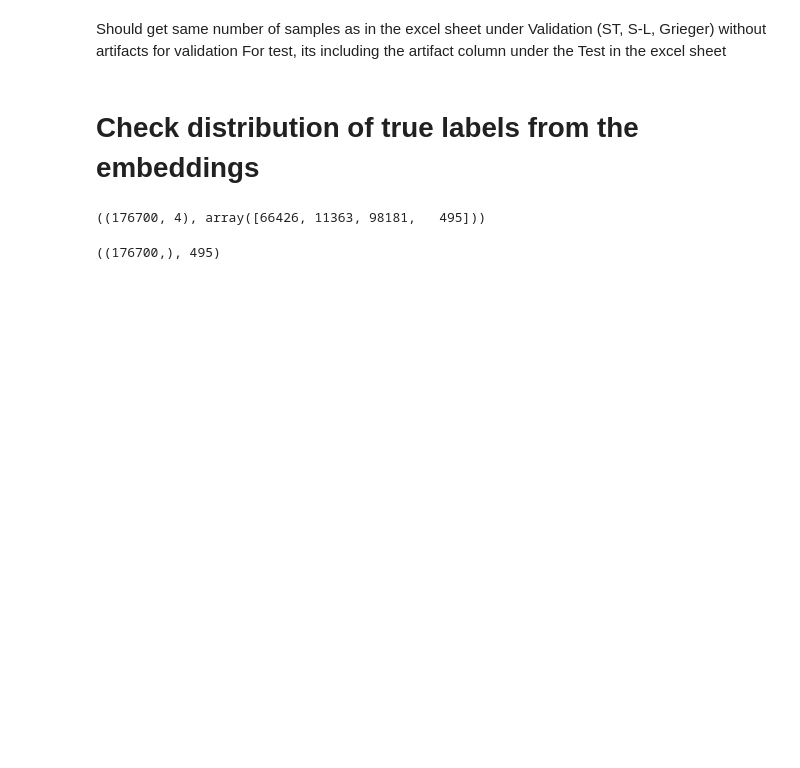
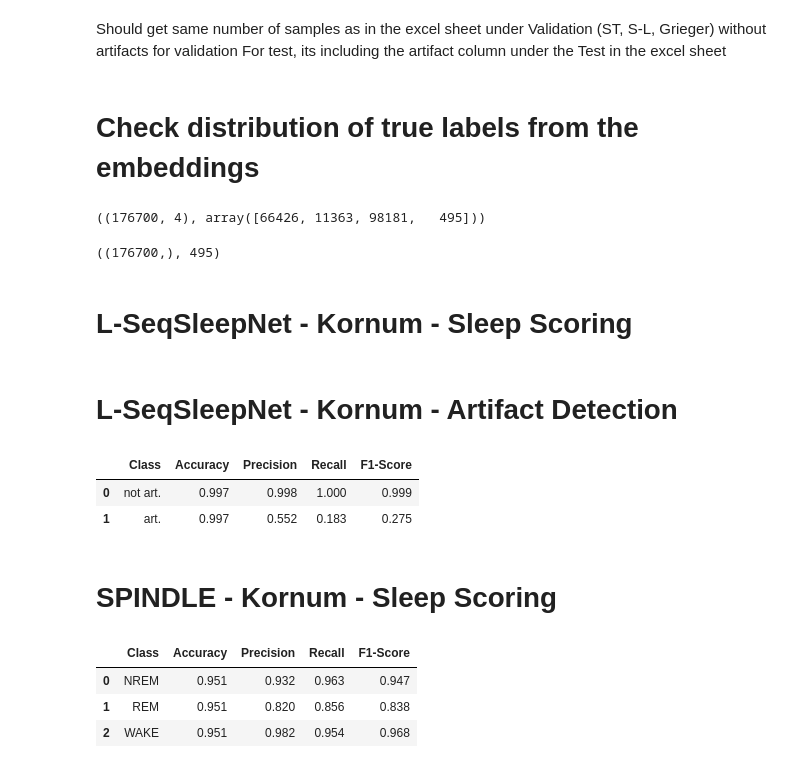
Before and after one commit to LucasDJensen/02466-spindle, a Jupyter notebook: extract_embeddings/kornum/Misc things.ipynb, the cells around one changed output. Saved outputs shown, nothing was run; the diff lists cells and outputs as text; code cells hidden in the pictures; blank space fills up the shorter version.

```diff
--- a/extract_embeddings/kornum/Misc things.ipynb
+++ b/extract_embeddings/kornum/Misc things.ipynb
@@ -36,3 +36,5 @@ art_noart = np.array([1 if x[-1] == 1 else 0 for x in true_labels])
 art_noart.shape, art_noart.sum()
 # %% [output]
 ((176700,), 495)
+# %% [markdown]
+# L-SeqSleepNet - Kornum - Sleep Scoring
@@ -38,0 +77,78 @@ art_noart.shape, art_noart.sum()
+# %% [markdown]
+# L-SeqSleepNet - Kornum - Artifact Detection
+# %%
+# Define the confusion matrix from the new image
+confusion_matrix = np.array([
+    [175941, 74],
+    [407, 91]
+])
+
+# Extract true positives, false positives, false negatives for each class
+TP = np.diag(confusion_matrix)
+FP = np.sum(confusion_matrix, axis=0) - TP
+FN = np.sum(confusion_matrix, axis=1) - TP
+TN = np.sum(confusion_matrix) - (TP + FP + FN)
+
+# Calculate accuracy, precision, recall, and F1-score for each class
+accuracy = np.sum(TP) / np.sum(confusion_matrix)
+precision = TP / (TP + FP)
+recall = TP / (TP + FN)
+f1_score = 2 * (precision * recall) / (precision + recall)
+
+# Create a dataframe to display the results
+results = pd.DataFrame({
+    'Class': ['not art.', 'art.'],
+    'Accuracy': [accuracy] * 2,
+    'Precision': precision,
+    'Recall': recall,
+    'F1-Score': f1_score
+})
+
+round(results, 3)
+# %% [output]
+|  | Class | Accuracy | Precision | Recall | F1-Score |
+| 0 | not art. | 0.997 | 0.998 | 1.000 | 0.999 |
+| 1 | art. | 0.997 | 0.552 | 0.183 | 0.275 |
+# %% [markdown]
+# SPINDLE - Kornum - Sleep Scoring
+# %%
+import numpy as np
+
+# Define the confusion matrix from the image
+confusion_matrix = np.array([
+    [63992, 1281, 1153],
+    [1072, 9724, 567],
+    [3625, 847, 93709]
+])
+
+# Extract true positives, false positives, false negatives for each class
+TP = np.diag(confusion_matrix)
+FP = np.sum(confusion_matrix, axis=0) - TP
+FN = np.sum(confusion_matrix, axis=1) - TP
+TN = np.sum(confusion_matrix) - (TP + FP + FN)
+
+# Calculate accuracy, precision, recall, and F1-score for each class
+accuracy = np.sum(TP) / np.sum(confusion_matrix)
+precision = TP / (TP + FP)
+recall = TP / (TP + FN)
+f1_score = 2 * (precision * recall) / (precision + recall)
+
+import pandas as pd
+
+# Create a dataframe to display the results
+results = pd.DataFrame({
+    'Class': ['NREM', 'REM', 'WAKE'],
+    'Accuracy': [accuracy] * 3,
+    'Precision': precision,
+    'Recall': recall,
+    'F1-Score': f1_score
+})
+
+# import ace_tools as tools; tools.display_dataframe_to_user(name="Confusion Matrix Analysis", dataframe=results)
+
+round(results, 3)
+# %% [output]
+|  | Class | Accuracy | Precision | Recall | F1-Score |
+| 0 | NREM | 0.951 | 0.932 | 0.963 | 0.947 |
+| 1 | REM | 0.951 | 0.820 | 0.856 | 0.838 |
+| 2 | WAKE | 0.951 | 0.982 | 0.954 | 0.968 |
```
Also changed, not shown: parts of 7 cells of this notebook, 1 other file.
